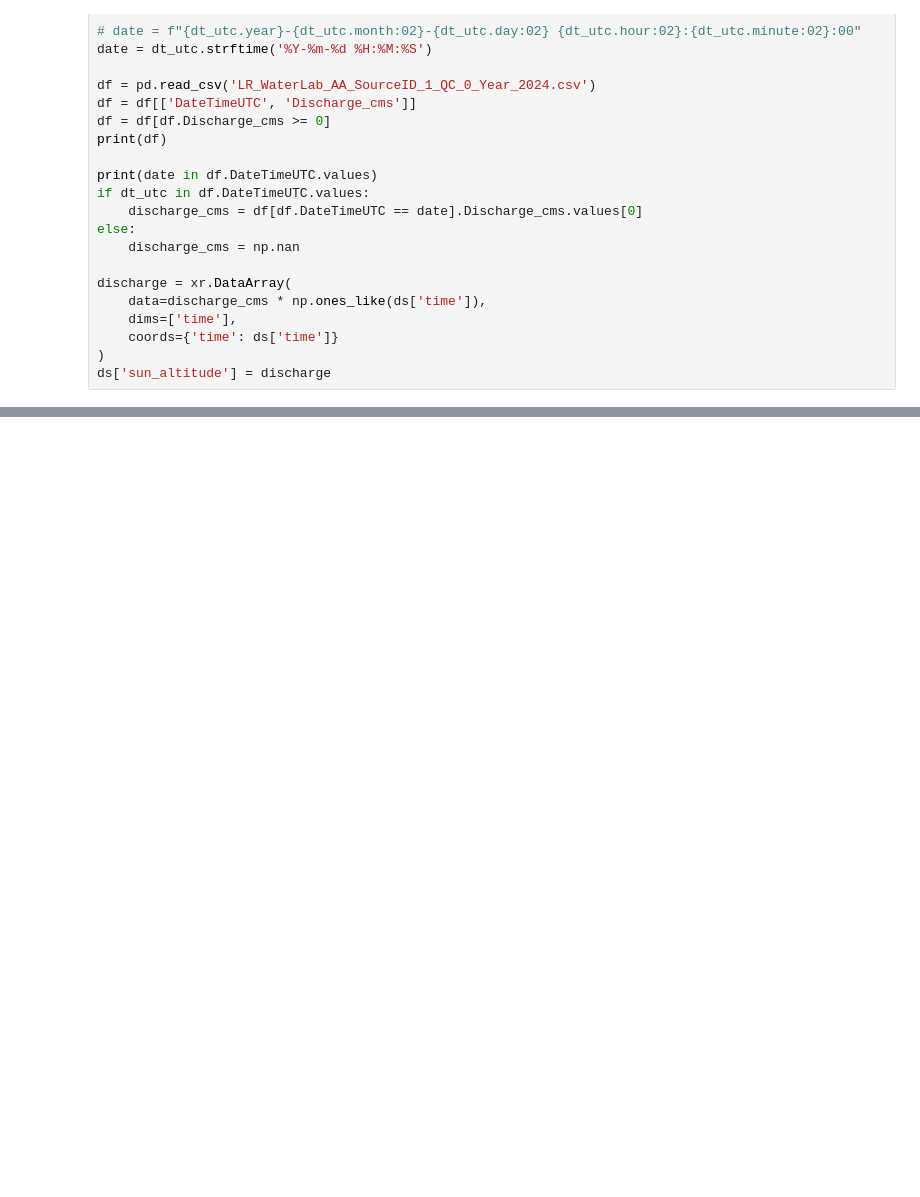
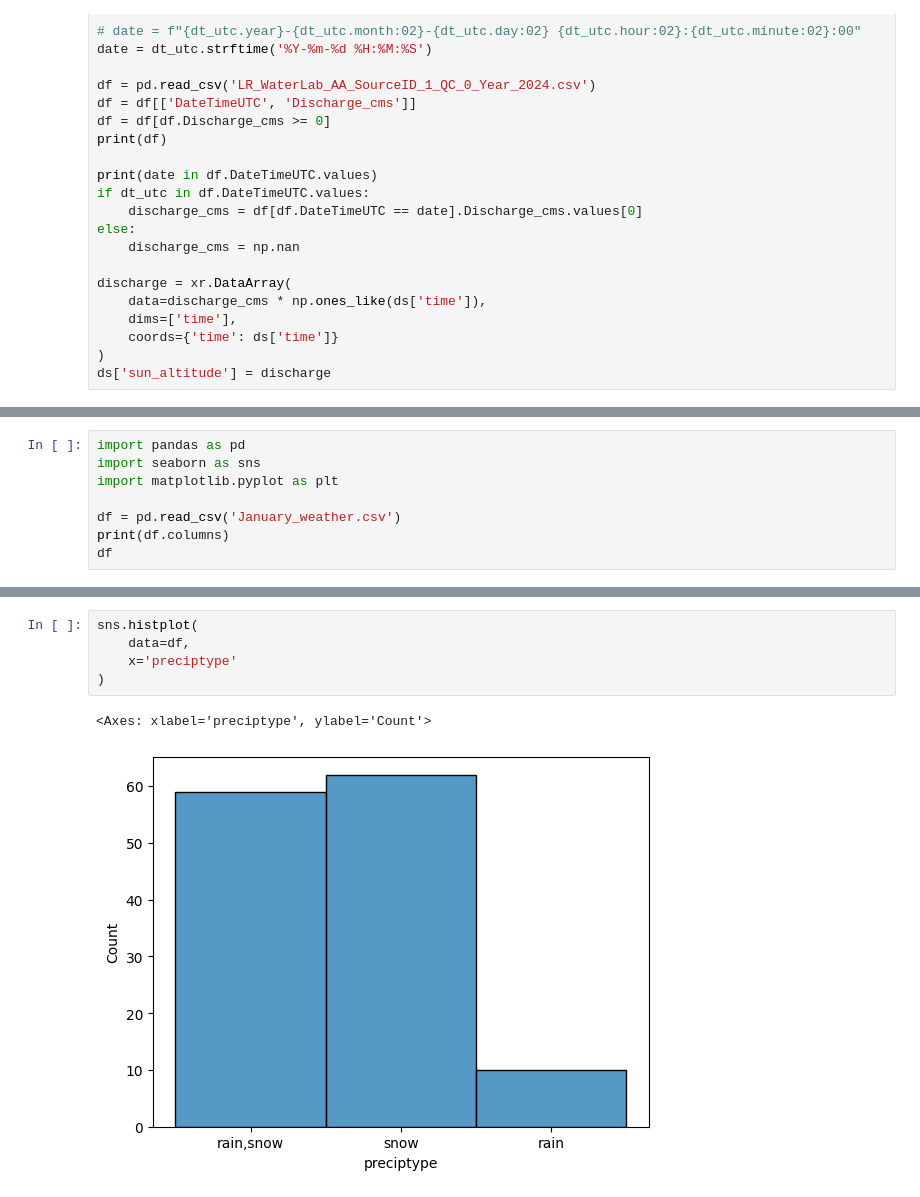
Before and after one commit to hfluke/PIV_UWRL, a Jupyter notebook: xarray_test.ipynb, the cells around one changed output, grey strips where cells are left out. Cells and saved outputs as stored; diff of their text form; blank space fills up the shorter version.

```diff
--- a/xarray_test.ipynb
+++ b/xarray_test.ipynb
@@ -173,3 +177,11 @@ with open(output_file, mode='w', newline='') as file:
     writer = csv.writer(file)
     for row in CSVText:
         writer.writerow(row)
+# %%
+import pandas as pd
+import seaborn as sns
+import matplotlib.pyplot as plt
+
+df = pd.read_csv('January_weather.csv')
+print(df.columns)
+df
@@ -175,0 +228,8 @@ with open(output_file, mode='w', newline='') as file:
+# %%
+sns.histplot(
+    data=df,
+    x='preciptype'
+)
+# %% [output]
+<Axes: xlabel='preciptype', ylabel='Count'>
+[figure, added]
```
Also changed, not shown: parts of 12 cells of this notebook, 8 other files.
